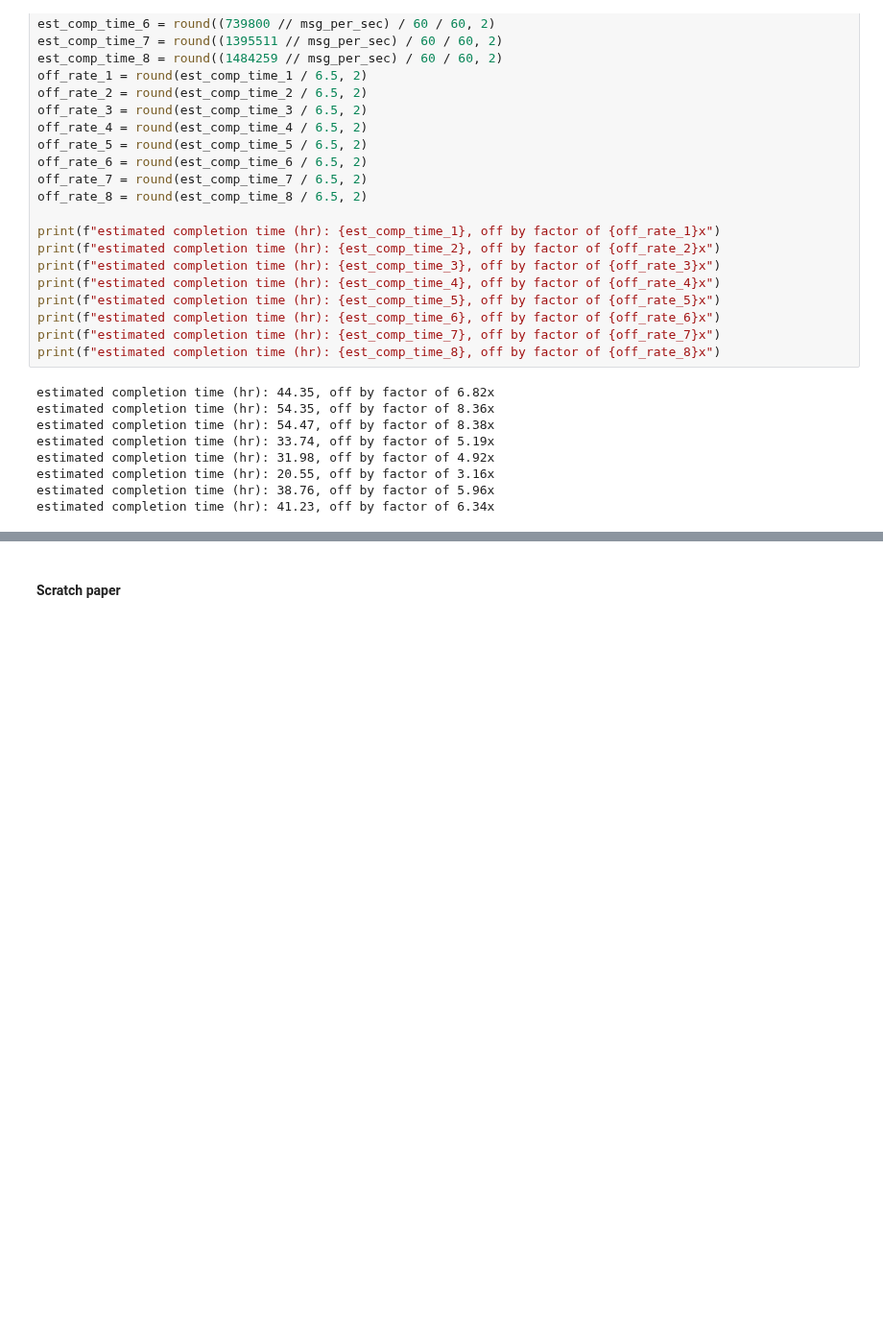
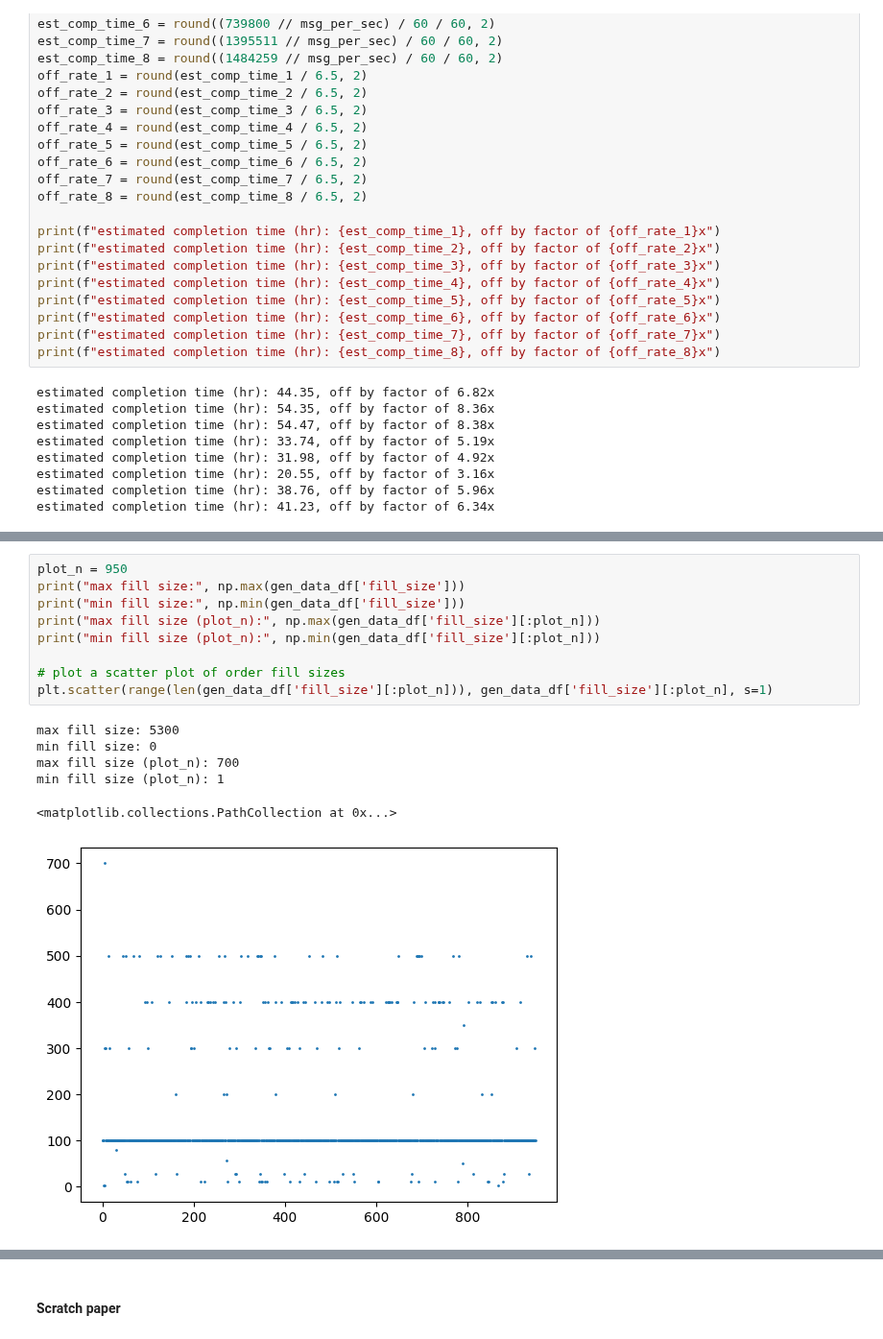
Before and after one commit to kingofguan/MarketGPT, a Jupyter notebook: notebooks/simulate.ipynb, the cells around one changed output, grey strips where cells are left out. Shown at 96% size. Cells and saved outputs as stored; diff of their text form; blank space fills up the shorter version.

Commit message:
add more data collection and another long sim duration

```diff
--- a/notebooks/simulate.ipynb
+++ b/notebooks/simulate.ipynb
@@ -1751,0 +1760,16 @@ estimated completion time (hr): 41.23, off by factor of 6.34x
+# %%
+plot_n = 950
+print("max fill size:", np.max(gen_data_df['fill_size']))
+print("min fill size:", np.min(gen_data_df['fill_size']))
+print("max fill size (plot_n):", np.max(gen_data_df['fill_size'][:plot_n]))
+print("min fill size (plot_n):", np.min(gen_data_df['fill_size'][:plot_n]))
+
+# plot a scatter plot of order fill sizes
+plt.scatter(range(len(gen_data_df['fill_size'][:plot_n])), gen_data_df['fill_size'][:plot_n], s=1)
+# %% [output]
+max fill size: 5300
+min fill size: 0
+max fill size (plot_n): 700
+min fill size (plot_n): 1
+<matplotlib.collections.PathCollection at 0x...>
+[figure, added]
```
Also changed, not shown: parts of 23 cells of this notebook.
